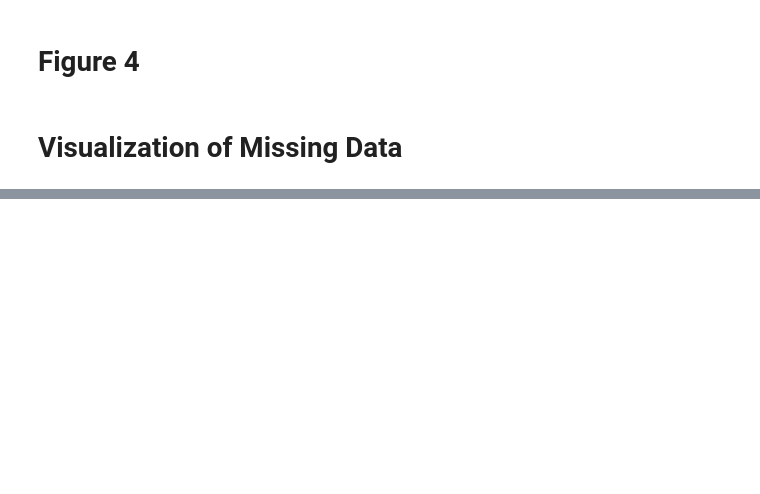
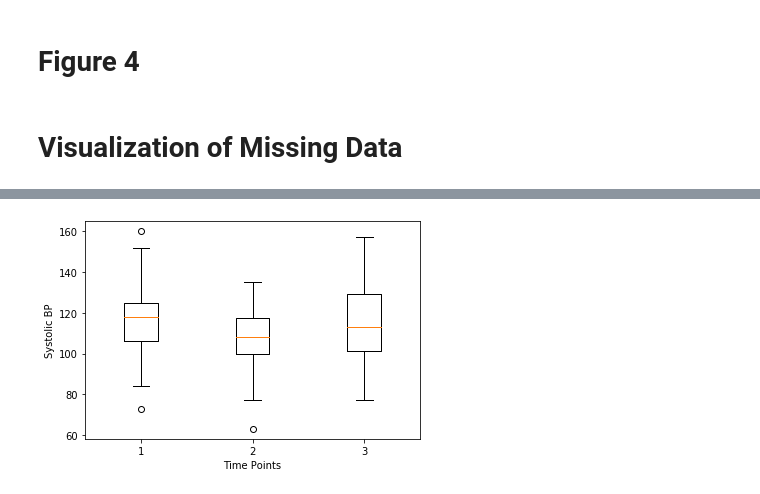
Before and after one commit to dpuri-wm/Reach2021, a Jupyter notebook: collab/main.ipynb, the cells around one changed output, grey strips where cells are left out. Cells and saved outputs as stored; diff of their text form; code cells hidden in the pictures; blank space fills up the shorter version.

```diff
--- a/collab/main.ipynb
+++ b/collab/main.ipynb
@@ -344,0 +356,8 @@ msno.matrix(data, labels=True, fontsize=6)
+# %%
+# Systolic BP
+plt.boxplot([baseline['sys_bp_mesa'].dropna(), three['sys_bp_mesa'].dropna(), twentyfour1['sys_bp_mesa'].dropna()])
+plt.ylabel('Systolic BP')
+plt.xlabel('Time Points')
+plt.show()
+# %% [output]
+[figure, added]
```
Also changed, not shown: parts of 11 cells of this notebook.
